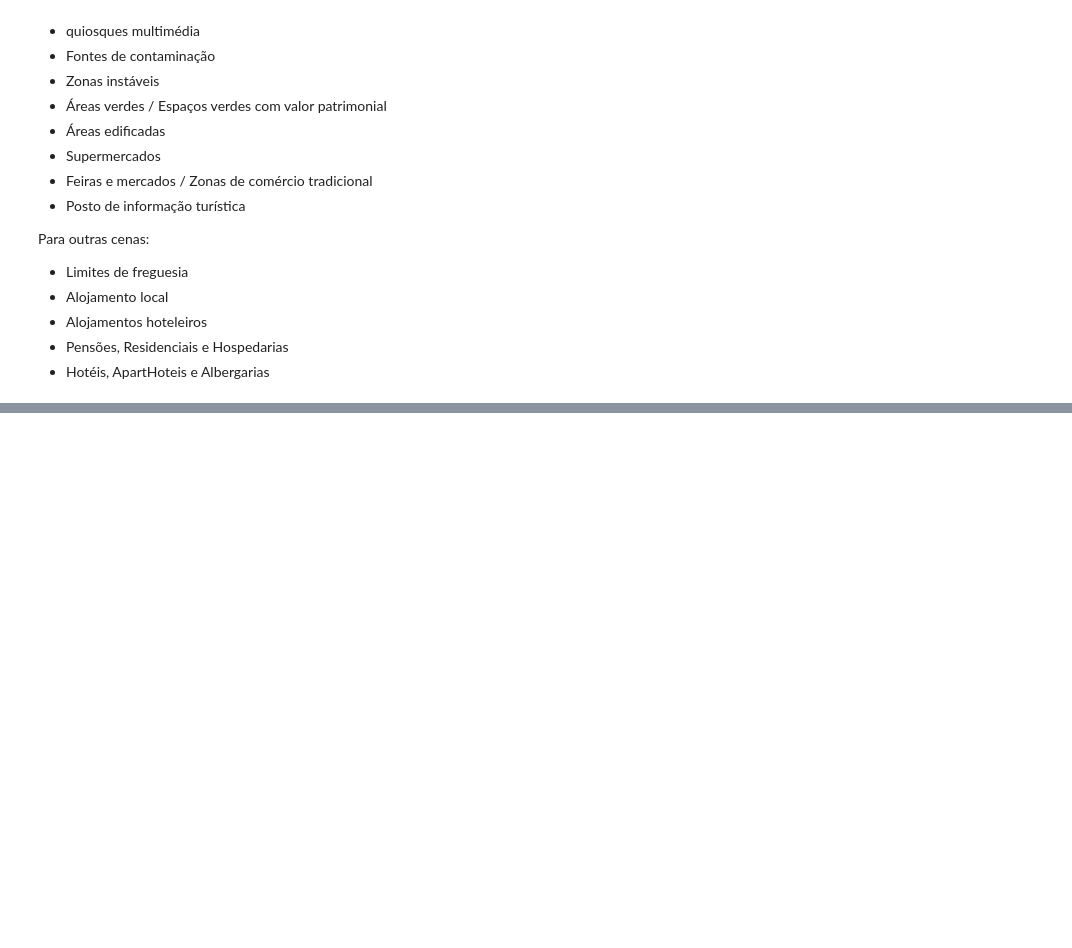
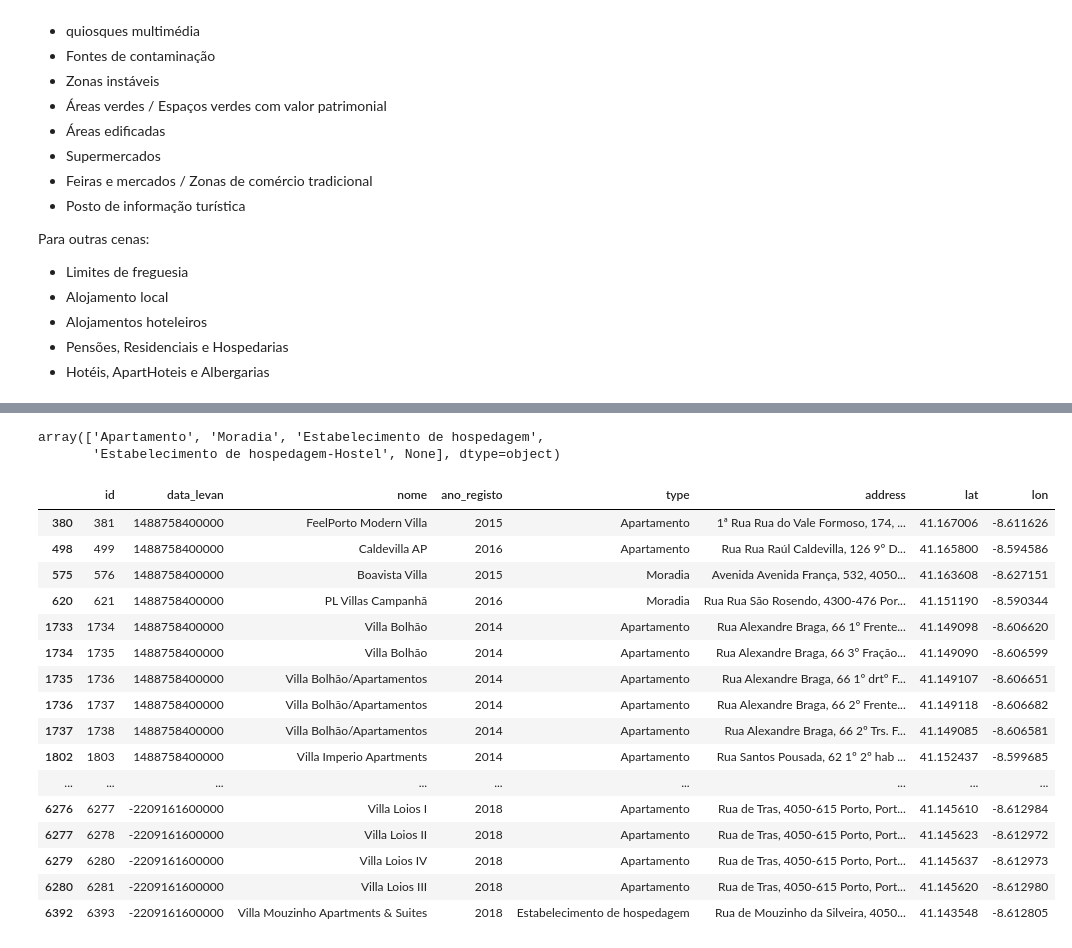
Before and after one commit to msramalho/hackacity2019, a Jupyter notebook: Main.ipynb, the cells around one changed output, grey strips where cells are left out. Saved outputs shown, nothing was run; the diff lists cells and outputs as text; code cells hidden in the pictures; blank space fills up the shorter version.

```diff
--- a/Main.ipynb
+++ b/Main.ipynb
@@ -134,0 +154,4 @@ geopoint_datasets = []
+# %%
+url = next(get_dataset_info("alojamento-local"))
+alojamentos = get_dataset_data_full(url)
+print(alojamentos[0])
@@ -134,0 +168,16 @@ geopoint_datasets = []
+# %%
+def get_dataframe_alojamentos():
+    url = next(get_dataset_info("alojamento-local"))
+    alojamentos = get_dataset_data_full(url)
+    df = pd.DataFrame(columns=["id", "data_levan", "nome", "ano_registo", "type", "address", "freg", "lat", "lon"])
+    print(alojamentos[0])
+    for i, a in enumerate(alojamentos):
+         df.loc[i] = [a["objectid"], a["data_levan"], a["nome_aloj"],
+                      a["ano_reg"], a["modalidade"],
+                      "%s, %s Porto, Portugal" % (a["morada"], a["cod_postal"]),
+                      a["cod_freg"],
+                      a["coordinates"][1], a["coordinates"][0]]
+    return df
+# %%
+df = get_dataframe_alojamentos()
+df.head(10)
@@ -134,0 +197,26 @@ geopoint_datasets = []
+# %%
+df.type.unique()
+# %% [output]
+array(['Apartamento', 'Moradia', 'Estabelecimento de hospedagem',
+       'Estabelecimento de hospedagem-Hostel', None], dtype=object)
+# %%
+# df.loc[df.nome.str.find("Metro")]
+df.loc[df.apply(lambda row: row.astype(str).str.contains("(?i)" + "villa").any(), axis=1)]
+# %% [output]
+|  | id | data_levan | nome | ano_registo | type | address | lat | lon |
+| 380 | 381 | 1488758400000 | FeelPorto Modern Villa | 2015 | Apartamento | 1ª Rua Rua do Vale Formoso, 174, ... | 41.167006 | -8.611626 |
+| 498 | 499 | 1488758400000 | Caldevilla AP | 2016 | Apartamento | Rua Rua Raúl Caldevilla, 126 9º D... | 41.165800 | -8.594586 |
+| 575 | 576 | 1488758400000 | Boavista Villa | 2015 | Moradia | Avenida Avenida França, 532, 4050... | 41.163608 | -8.627151 |
+| 620 | 621 | 1488758400000 | PL Villas Campanhã | 2016 | Moradia | Rua Rua São Rosendo, 4300-476 Por... | 41.151190 | -8.590344 |
+| 1733 | 1734 | 1488758400000 | Villa Bolhão | 2014 | Apartamento | Rua Alexandre Braga, 66 1º Frente... | 41.149098 | -8.606620 |
+| 1734 | 1735 | 1488758400000 | Villa Bolhão | 2014 | Apartamento | Rua Alexandre Braga, 66 3º Fração... | 41.149090 | -8.606599 |
+| 1735 | 1736 | 1488758400000 | Villa Bolhão/Apartamentos | 2014 | Apartamento | Rua Alexandre Braga, 66 1º drtº F... | 41.149107 | -8.606651 |
+| 1736 | 1737 | 1488758400000 | Villa Bolhão/Apartamentos | 2014 | Apartamento | Rua Alexandre Braga, 66 2º Frente... | 41.149118 | -8.606682 |
+| 1737 | 1738 | 1488758400000 | Villa Bolhão/Apartamentos | 2014 | Apartamento | Rua Alexandre Braga, 66 2º Trs. F... | 41.149085 | -8.606581 |
+| 1802 | 1803 | 1488758400000 | Villa Imperio Apartments | 2014 | Apartamento | Rua Santos Pousada, 62 1º 2º hab ... | 41.152437 | -8.599685 |
+| ... | ... | ... | ... | ... | ... | ... | ... | ... |
+| 6276 | 6277 | -2209161600000 | Villa Loios I | 2018 | Apartamento | Rua de Tras, 4050-615 Porto, Port... | 41.145610 | -8.612984 |
+| 6277 | 6278 | -2209161600000 | Villa Loios II | 2018 | Apartamento | Rua de Tras, 4050-615 Porto, Port... | 41.145623 | -8.612972 |
+| 6279 | 6280 | -2209161600000 | Villa Loios IV | 2018 | Apartamento | Rua de Tras, 4050-615 Porto, Port... | 41.145637 | -8.612973 |
+| 6280 | 6281 | -2209161600000 | Villa Loios III | 2018 | Apartamento | Rua de Tras, 4050-615 Porto, Port... | 41.145620 | -8.612980 |
+| 6392 | 6393 | -2209161600000 | Villa Mouzinho Apartments & Suites | 2018 | Estabelecimento de hospedagem | Rua de Mouzinho da Silveira, 4050... | 41.143548 | -8.612805 |
```
Also changed, not shown: parts of 13 cells of this notebook.
